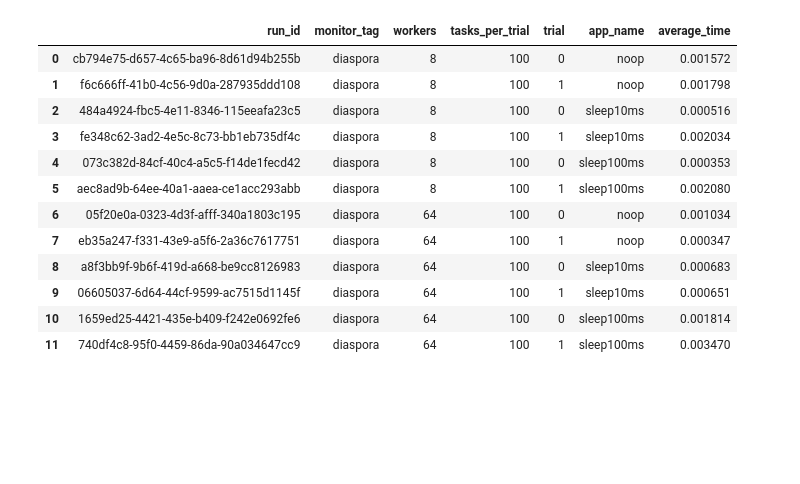
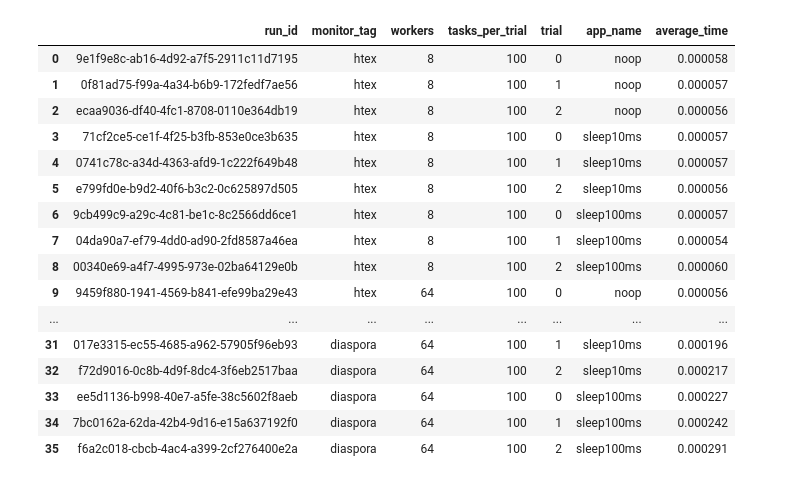
Before and after one commit to ClaudiaCumberbatch/resilient_compute, a Jupyter notebook: performance_experiments/scaling/parsl_resilience/send_time_plot.ipynb, the cells around one changed output. Saved outputs shown, nothing was run; the diff lists cells and outputs as text; code cells hidden in the pictures; blank space fills up the shorter version.

```diff
--- a/performance_experiments/scaling/parsl_resilience/send_time_plot.ipynb
+++ b/performance_experiments/scaling/parsl_resilience/send_time_plot.ipynb
@@ -11,29 +11,33 @@ sns.set_style("ticks")
 %matplotlib inline
 # %%
 conn = sqlite3.connect('data.db')
-table1 = "trail2-2024-03-25_13-54-34"
+table1 = "trail3-2024-03-25_20-04-22"
 table2 = "time_cnt"
 cmd = f'''
 SELECT "{table1}".run_id,monitor_tag,workers,tasks_per_trial,trial,"{table1}".app_name,average_time FROM "{table1}"
 JOIN "{table2}"
 ON '{table1}'.run_id = '{table2}'.run_id
 '''
 tasks = pd.read_sql_query(cmd, conn)
 tasks
 # %% [output]
 |  | run_id | monitor_tag | workers | tasks_per_trial | trial | app_name | average_time |
-| 0 | cb794e75-d657-4c65-ba96-8d61d94b255b | diaspora | 8 | 100 | 0 | noop | 0.001572 |
-| 1 | f6c666ff-41b0-4c56-9d0a-287935ddd108 | diaspora | 8 | 100 | 1 | noop | 0.001798 |
-| 2 | 484a4924-fbc5-4e11-8346-115eeafa23c5 | diaspora | 8 | 100 | 0 | sleep10ms | 0.000516 |
-| 3 | fe348c62-3ad2-4e5c-8c73-bb1eb735df4c | diaspora | 8 | 100 | 1 | sleep10ms | 0.002034 |
-| 4 | 073c382d-84cf-40c4-a5c5-f14de1fecd42 | diaspora | 8 | 100 | 0 | sleep100ms | 0.000353 |
-| 5 | aec8ad9b-64ee-40a1-aaea-ce1acc293abb | diaspora | 8 | 100 | 1 | sleep100ms | 0.002080 |
-| 6 | 05f20e0a-0323-4d3f-afff-340a1803c195 | diaspora | 64 | 100 | 0 | noop | 0.001034 |
-| 7 | eb35a247-f331-43e9-a5f6-2a36c7617751 | diaspora | 64 | 100 | 1 | noop | 0.000347 |
-| 8 | a8f3bb9f-9b6f-419d-a668-be9cc8126983 | diaspora | 64 | 100 | 0 | sleep10ms | 0.000683 |
-| 9 | 06605037-6d64-44cf-9599-ac7515d1145f | diaspora | 64 | 100 | 1 | sleep10ms | 0.000651 |
-| 10 | 1659ed25-4421-435e-b409-f242e0692fe6 | diaspora | 64 | 100 | 0 | sleep100ms | 0.001814 |
-| 11 | 740df4c8-95f0-4459-86da-90a034647cc9 | diaspora | 64 | 100 | 1 | sleep100ms | 0.003470 |
+| 0 | 9e1f9e8c-ab16-4d92-a7f5-2911c11d7195 | htex | 8 | 100 | 0 | noop | 0.000058 |
+| 1 | 0f81ad75-f99a-4a34-b6b9-172fedf7ae56 | htex | 8 | 100 | 1 | noop | 0.000057 |
+| 2 | ecaa9036-df40-4fc1-8708-0110e364db19 | htex | 8 | 100 | 2 | noop | 0.000056 |
+| 3 | 71cf2ce5-ce1f-4f25-b3fb-853e0ce3b635 | htex | 8 | 100 | 0 | sleep10ms | 0.000057 |
+| 4 | 0741c78c-a34d-4363-afd9-1c222f649b48 | htex | 8 | 100 | 1 | sleep10ms | 0.000057 |
+| 5 | e799fd0e-b9d2-40f6-b3c2-0c625897d505 | htex | 8 | 100 | 2 | sleep10ms | 0.000056 |
+| 6 | 9cb499c9-a29c-4c81-be1c-8c2566dd6ce1 | htex | 8 | 100 | 0 | sleep100ms | 0.000057 |
+| 7 | 04da90a7-ef79-4dd0-ad90-2fd8587a46ea | htex | 8 | 100 | 1 | sleep100ms | 0.000054 |
+| 8 | 00340e69-a4f7-4995-973e-02ba64129e0b | htex | 8 | 100 | 2 | sleep100ms | 0.000060 |
+| 9 | 9459f880-1941-4569-b841-efe99ba29e43 | htex | 64 | 100 | 0 | noop | 0.000056 |
+| ... | ... | ... | ... | ... | ... | ... | ... |
+| 31 | 017e3315-ec55-4685-a962-57905f96eb93 | diaspora | 64 | 100 | 1 | sleep10ms | 0.000196 |
+| 32 | f72d9016-0c8b-4d9f-8dc4-3f6eb2517baa | diaspora | 64 | 100 | 2 | sleep10ms | 0.000217 |
+| 33 | ee5d1136-b998-40e7-a5fe-38c5602f8aeb | diaspora | 64 | 100 | 0 | sleep100ms | 0.000227 |
+| 34 | 7bc0162a-62da-42b4-9d16-e15a637192f0 | diaspora | 64 | 100 | 1 | sleep100ms | 0.000242 |
+| 35 | f6a2c018-cbcb-4ac4-a399-2cf276400e2a | diaspora | 64 | 100 | 2 | sleep100ms | 0.000291 |
 # %%
 monitor_tags = ['no_monitor', 'htex', 'diaspora']
 app_names = ['noop', 'sleep10ms', 'sleep100ms']
```
Also changed, not shown: parts of 1 cell of this notebook, 15 other files.
